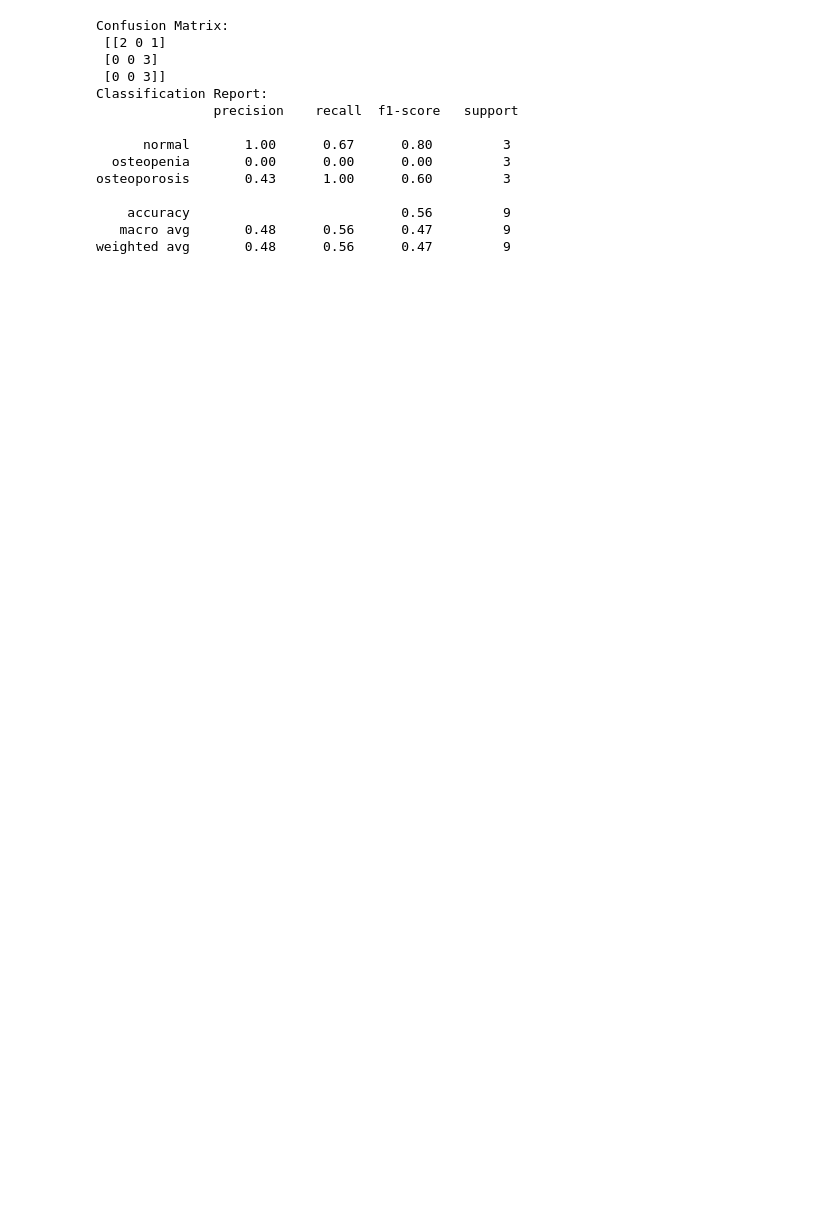
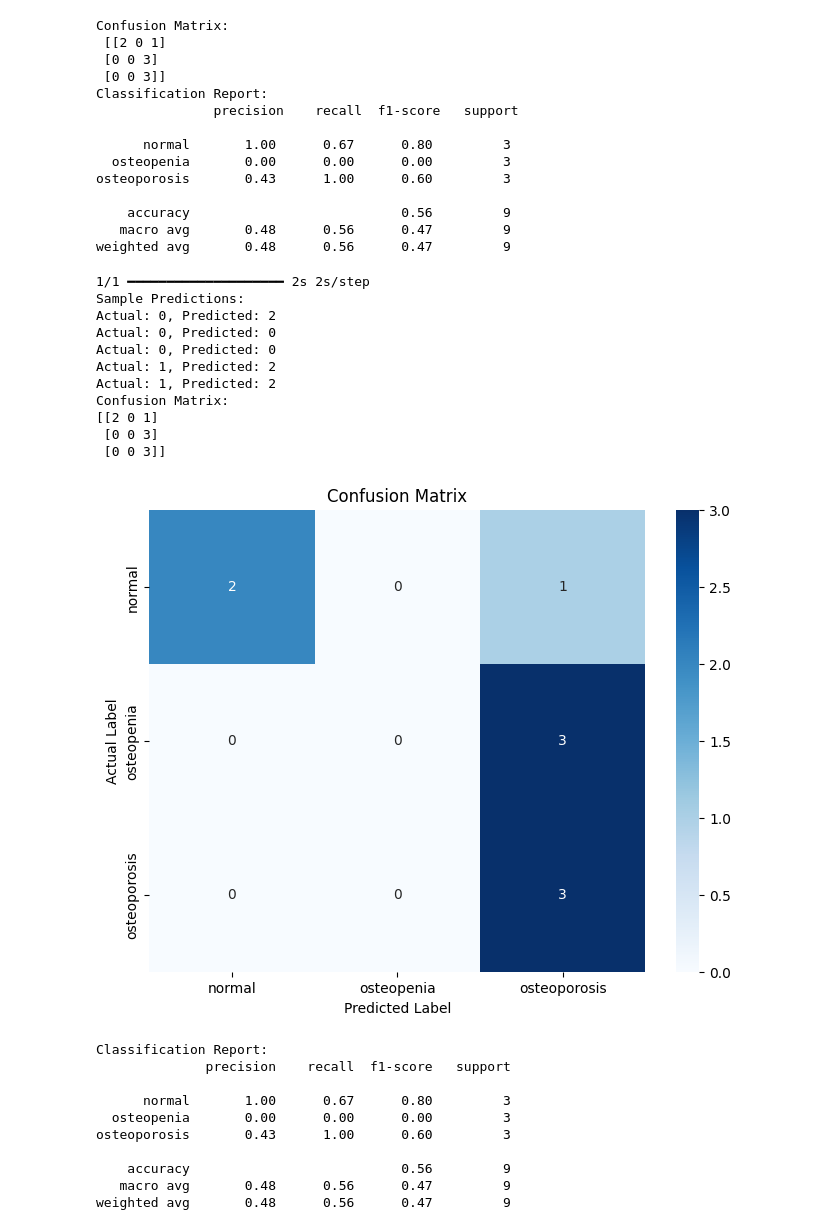
Before and after one commit to ujjwal509kumar/majorproject, a Jupyter notebook: main.ipynb, the cells around one changed output. Drawn from its saved outputs; the diff is of its cells as text; code cells hidden in the pictures; blank space fills up the shorter version.

```diff
--- a/main.ipynb
+++ b/main.ipynb
@@ -329,3 +329,66 @@ osteoporosis       0.43      1.00      0.60         3
     accuracy                           0.56         9
    macro avg       0.48      0.56      0.47         9
 weighted avg       0.48      0.56      0.47         9
+# %%
+ #test data generator to generate predictions, compute the confusion matrix, and print a classification report.
+import numpy as np
+import matplotlib.pyplot as plt
+import seaborn as sns
+from sklearn.metrics import confusion_matrix, classification_report
+
+# Generate predictions for the entire test dataset
+# Adjust steps based on your test_generator
+predictions = model.predict(test_generator, steps=test_generator.samples // test_generator.batch_size + 1)
+predicted_classes = np.argmax(predictions, axis=1)
+
+# Get the true class labels
+true_classes = test_generator.classes
+
+# Map the numeric labels back to class names
+class_labels = list(test_generator.class_indices.keys())
+
+# Print a few sample predictions
+print("Sample Predictions:")
+for i in range(5):
+    print(f"Actual: {true_classes[i]}, Predicted: {predicted_classes[i]}")
+
+# Compute the confusion matrix
+cm = confusion_matrix(true_classes, predicted_classes)
+print("Confusion Matrix:")
+print(cm)
+
+# Plot the confusion matrix using seaborn for a better visualization
+plt.figure(figsize=(8, 6))
+sns.heatmap(cm, annot=True, fmt="d", cmap="Blues", xticklabels=class_labels, yticklabels=class_labels)
+plt.xlabel("Predicted Label")
+plt.ylabel("Actual Label")
+plt.title("Confusion Matrix")
+plt.show()
+
+# Generate and print the classification report
+report = classification_report(true_classes, predicted_classes, target_names=class_labels)
+print("Classification Report:")
+print(report)
+# %% [output]
+1/1 ━━━━━━━━━━━━━━━━━━━━ 2s 2s/step
+Sample Predictions:
+Actual: 0, Predicted: 2
+Actual: 0, Predicted: 0
+Actual: 0, Predicted: 0
+Actual: 1, Predicted: 2
+Actual: 1, Predicted: 2
+Confusion Matrix:
+[[2 0 1]
+ [0 0 3]
+ [0 0 3]]
+[figure, added]
+Classification Report:
+              precision    recall  f1-score   support
+
+      normal       1.00      0.67      0.80         3
+  osteopenia       0.00      0.00      0.00         3
+osteoporosis       0.43      1.00      0.60         3
+
+    accuracy                           0.56         9
+   macro avg       0.48      0.56      0.47         9
+weighted avg       0.48      0.56      0.47         9
```
Also changed, not shown: parts of 3 cells of this notebook.
